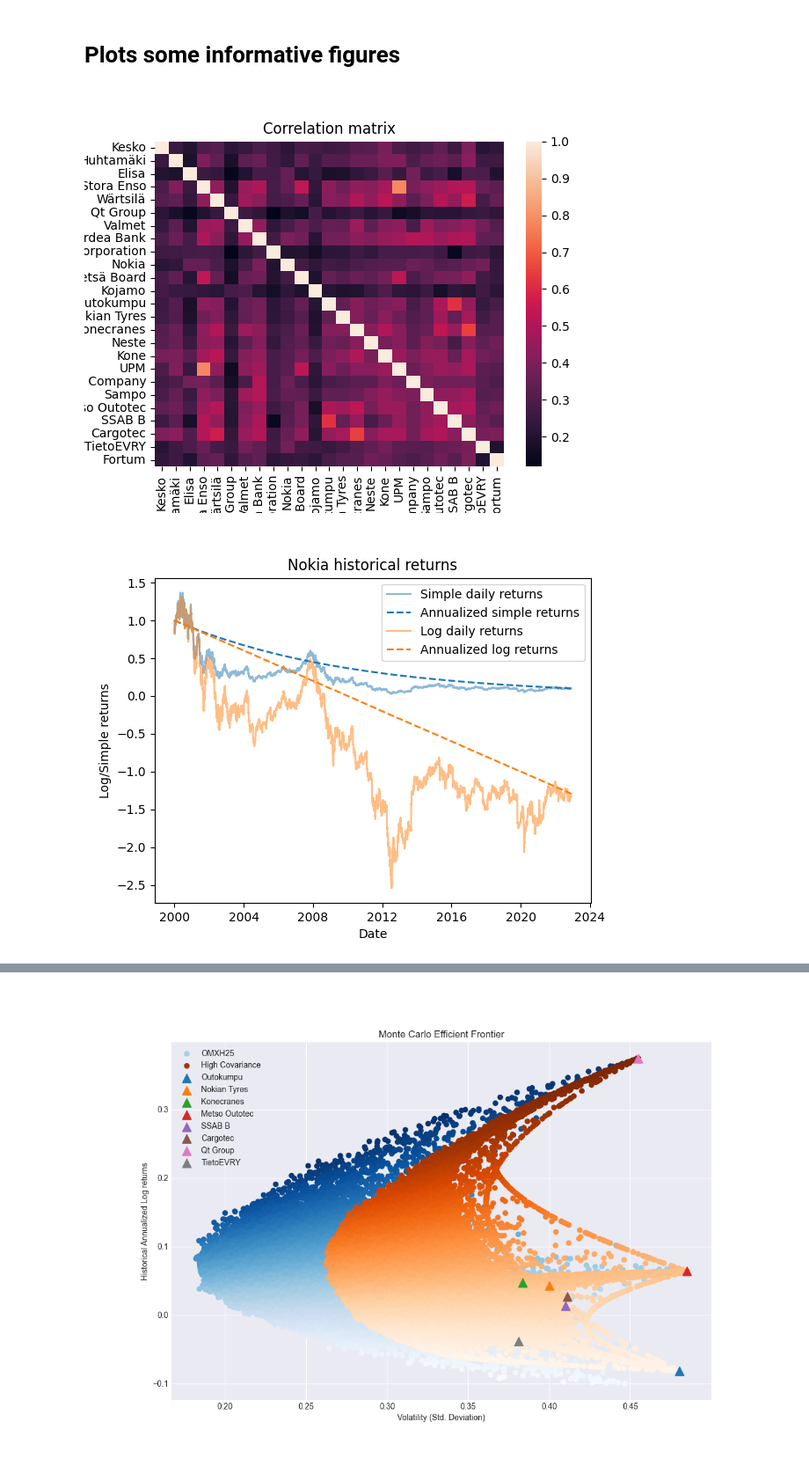
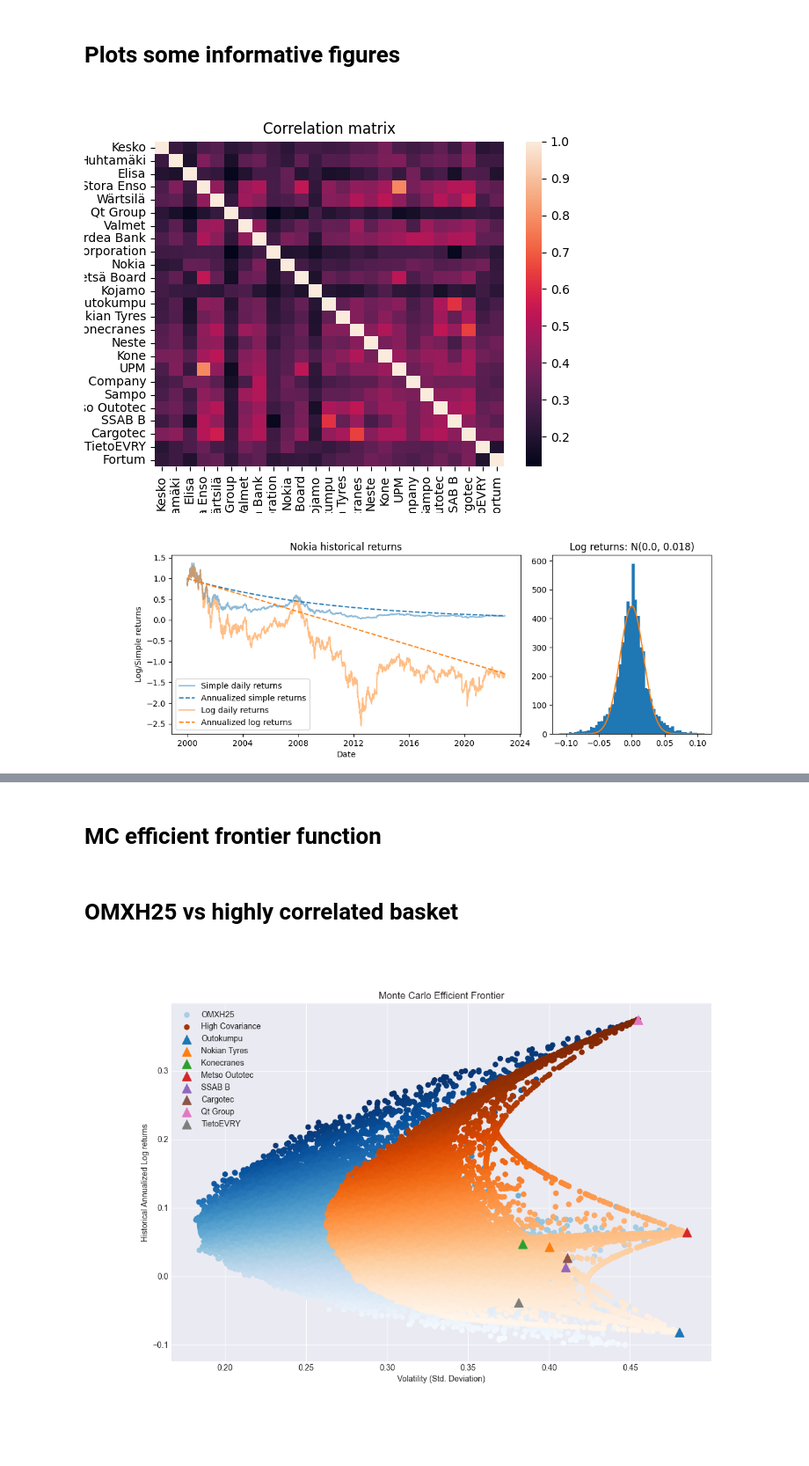
Before and after one commit to rasmushaa/modern_portfolio_theory, a Jupyter notebook: main.ipynb, the cells around one changed output, grey strips where cells are left out. Shown at 88% size. Saved outputs shown, nothing was run; the diff lists cells and outputs as text; code cells hidden in the pictures; blank space fills up the shorter version.

Commit message:
Images computed

```diff
--- a/main.ipynb
+++ b/main.ipynb
@@ -19,16 +18,16 @@ for col in df_25.columns:
     col_name.append(df_25_keys.loc[df_25_keys['ticker'] == col, 'name'].values[0])
 
 df_25 = pd.DataFrame(df_25.iloc[:,:].values, index=df_25.index, columns=col_name)
-
 # Data must start from the beginning of the history!
 df_25 = df_25[::-1]
 
-
-df_25 = df_25.drop(columns=['Qt Group', 'Kojamo'])
-
-SPLIT_DATE = '2020-12-28'
-END_DATE = '2022-12-01'
-df_25 = df_25.loc[:END_DATE]
+'''
+Training/Testing splits
+'''
+START_DATE = '2017-12-28'
+SPLIT_DATE = '2021-12-28'
+END_DATE = '2022-12-28'
+df_25 = df_25.loc[START_DATE:END_DATE]
 df_25_study = df_25.loc[:SPLIT_DATE]
 df_25_test = df_25.loc[SPLIT_DATE:]
 
@@ -103,9 +102,9 @@ None
 # %% [markdown]
 # Plots some informative figures
 # %%
-returns_daily = df_25.pct_change(periods=1)+1
-returns_daily.iloc[0,:] = 1 # Fixes the first row from Nan to 1
-log_returns = np.log(returns_daily)
+returns_daily = df_25.pct_change(periods=1)
+returns_daily.iloc[0,:] = 0 # Fixes the first row from Nan to 0
+log_returns = np.log(returns_daily+1)
 log_returns_annual = log_returns.mean() * 252 #log returns are addative
 
 cov_daily = log_returns.cov()
@@ -120,61 +119,55 @@ plt.show()
 
 # Log vs simple returns
 STOCK = 'Nokia'
 plt.figure(STOCK)
 plt.clf()
 
-plt.plot(returns_daily[STOCK].cumprod(), color='C0', alpha=0.5, label='Simple daily returns')
-avg_simple_day_change =  np.power(np.power(returns_daily[STOCK].cumprod().iloc[-1]/1, 1/len(returns_daily.index)), range(len(returns_daily.index)))
-plt.plot(returns_daily.index, avg_simple_day_change, color='C0', linestyle='--', label='Annualized simple returns')
+history = plt.subplot2grid((1,3), (0,0), colspan=2)
+history.plot((returns_daily[STOCK]+1).cumprod(), color='C0', alpha=0.5, label='Simple daily returns')
+avg_simple_day_change =  np.power(np.power((returns_daily[STOCK]+1).cumprod().iloc[-1]/1, 1/len(returns_daily.index)), range(len(returns_daily.index)))
+history.plot(returns_daily.index, avg_simple_day_change, color='C0', linestyle='--', label='Annualized simple returns')
 
-plt.plot(log_returns[STOCK].cumsum() +1, color='C1', alpha=0.5, label='Log daily returns')
+history.plot(log_returns[STOCK].cumsum() + 1, color='C1', alpha=0.5, label='Log daily returns')
 avg_log_day_change = range(len(log_returns.index)) * log_returns[STOCK].mean() +1
-plt.plot(log_returns.index, avg_log_day_change, color='C1', linestyle='--', label='Annualized log returns')
+history.plot(log_returns.index, avg_log_day_change, color='C1', linestyle='--', label='Annualized log returns')
 
-plt.legend()
-plt.xlabel('Date')
-plt.ylabel('Log/Simple returns')
-plt.title(f'{STOCK} historical returns')
+history.legend()
+history.set_xlabel('Date')
+history.set_ylabel('Log/Simple returns')
+history.set_title(f'{STOCK} historical returns')
+
+dist = plt.subplot2grid((1,3), (0,2), colspan=1)
+dist.hist(log_returns[STOCK], bins=50, range=[-0.1, 0.1])
+xmin, xmax = dist.get_xlim()
+x = np.linspace(xmin, xmax, 100)
+mu, std = 0, 0.018
+p = norm.pdf(x, mu, std)*20
+dist.plot(x, p)
+dist.set_title(f'Log returns: N({mu:.1f}, {std:.3f})')
+plt.gcf().set_size_inches((12,4))
 plt.show()
 
 # Portfolio Volatility in realtion to N of assets
 num_assets = len(df_25.columns)
 assets = np.zeros(num_assets)
 n_vola = []
 for i in range(num_assets):
     assets[i] = 1
     weights = np.divide(assets, np.sum(assets))
     port_vola = np.sqrt(np.dot(weights.T, np.dot(cov_annual, weights)))
     n_vola.append(port_vola)
 
 plt.figure('Portfolio Standard Deviation')
 plt.clf()
-plt.plot(n_vola, label='OMXH25 Portfolio Std. Deviation')
+plt.plot(n_vola, color='C0', label='OMXH25 Portfolio Std. Deviation')
+plt.axhline(min(n_vola), color='red', linestyle='--', label='Systematic market risk')
 plt.legend()
 plt.xlabel('Number of assets')
 plt.ylabel('Volatility (Std. Deviation)')
 plt.title('Portfolio Volatility in realtion to N of assets')
+
+plt.subplots_adjust(wspace=0.5)
 plt.show()
-
-# Bad Portfolio Volatility
-num_assets = len(df_25.columns)
-assets = np.zeros(num_assets)
-n2_vola = []
-for i in [12, 13, 14, 20, 21, 22, 5, 23]:
-    assets[i] = 1
-    weights = np.divide(assets, np.sum(assets))
-    port_vola = np.sqrt(np.dot(weights.T, np.dot(cov_annual, weights)))
-    n2_vola.append(port_vola)
-
-plt.figure('Bad Portfolio Standard Deviation')
-plt.clf()
-plt.plot(n_vola, label='OMXH25 Portfolio Std. Deviation')
-plt.plot(n2_vola, label=' Bad Portfolio Std. Deviation')
-plt.legend()
-plt.xlabel('Number of assets')
-plt.ylabel('Volatility (Std. Deviation)')
-plt.title('High Covariance VS OMXH25')
-plt.show()
 # %% [output]
 [figure]
-[figure, old version]
+[figure, new version]
@@ -183,3 +175,5 @@ plt.show()
+# %% [markdown]
+# MC efficient frontier function
 # %%
 def mc_efficient_frontier(df, num_iterations=500000, min_assets=1):
 
@@ -245,6 +239,8 @@ def mc_efficient_frontier(df, num_iterations=500000, min_assets=1):
                 'AssetVolatility': asset_volatility}
 
     return portfolios
+# %% [markdown]
+# OMXH25 vs highly correlated basket
 # %%
 plt.figure('Efficient Frontier Compare' ,figsize=(12, 8))
 plt.style.use('seaborn-v0_8-darkgrid')
```
Also changed, not shown: parts of 9 cells of this notebook, 9 other files.
